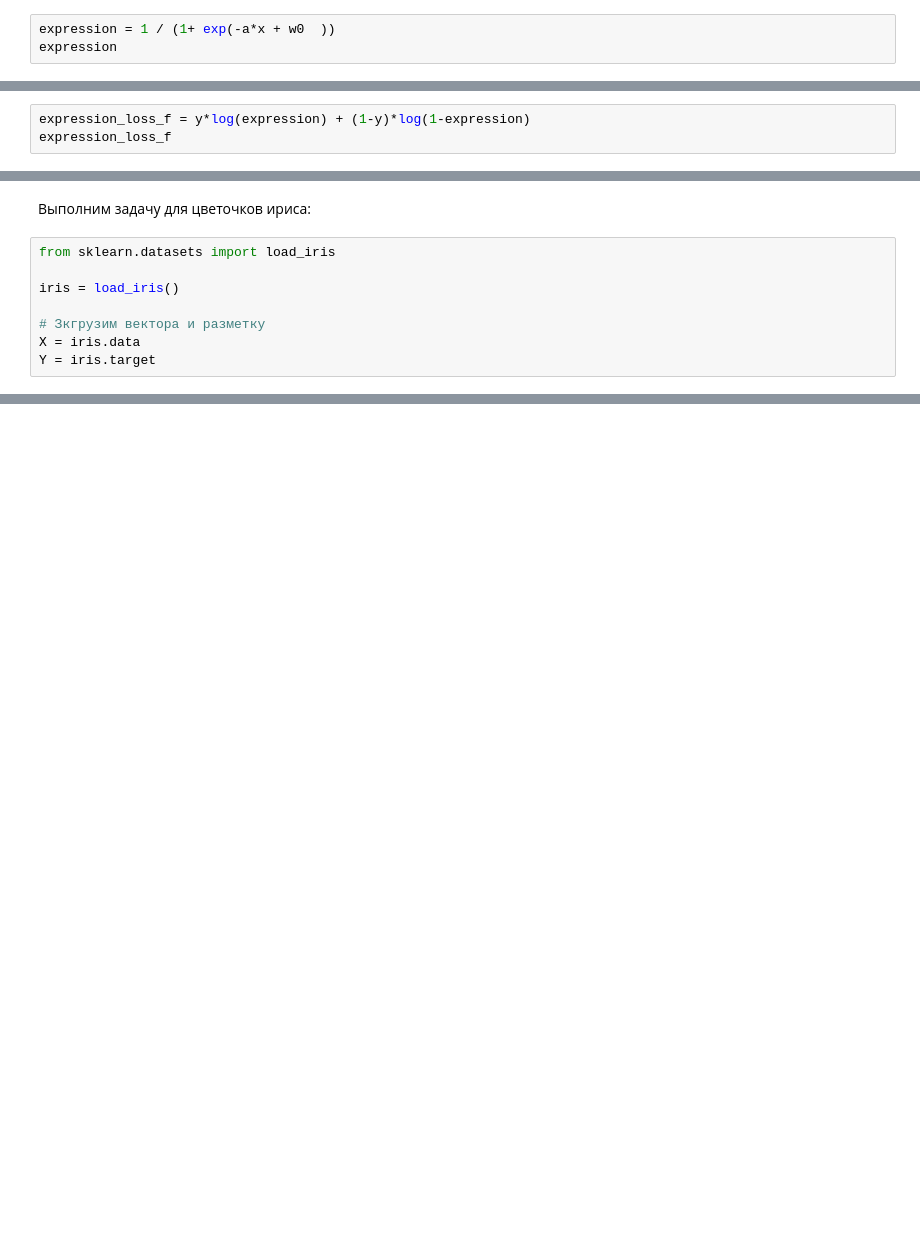
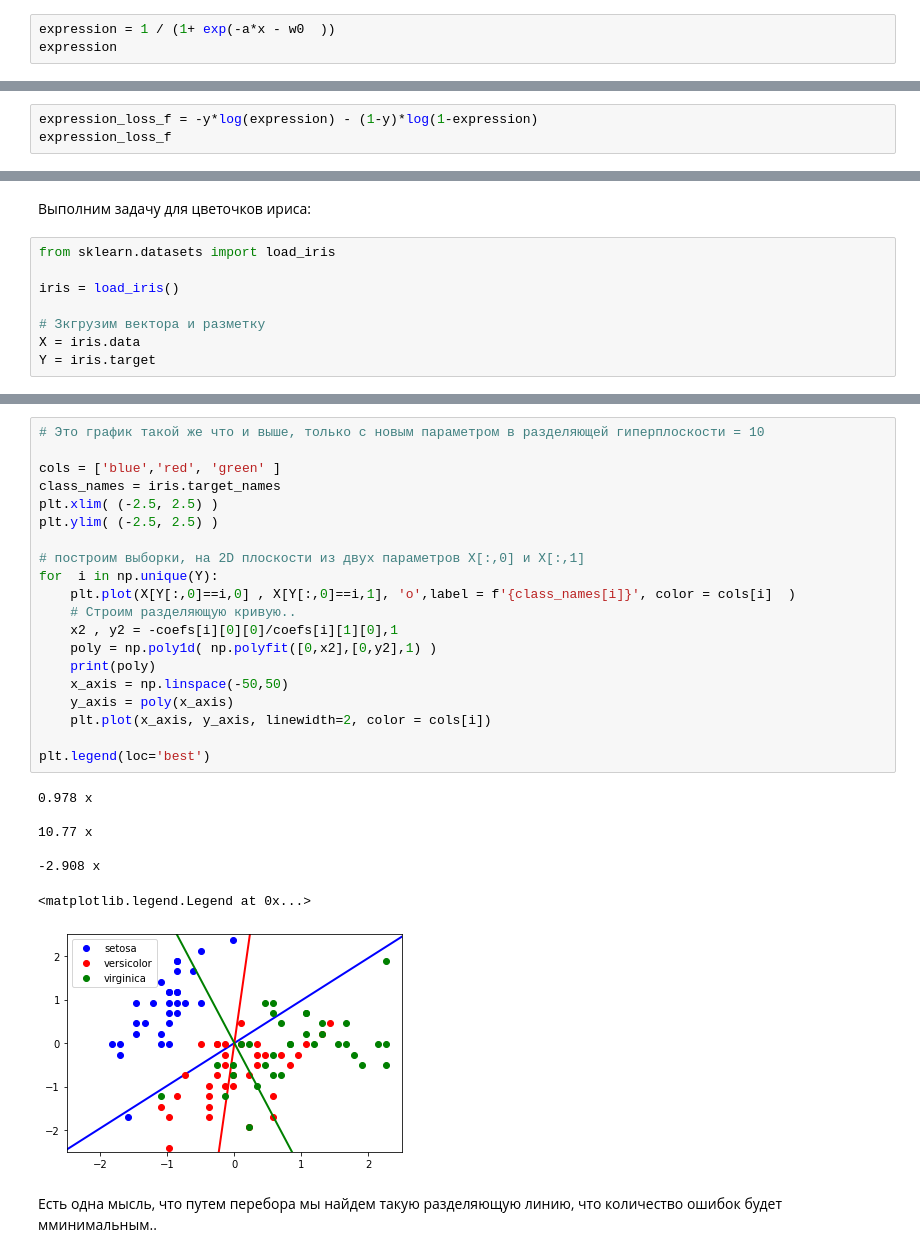
Before and after one commit to ShamanValenok117/ML, a Jupyter notebook: HW_2/HW_2.ipynb, the cells around one changed output, grey strips where cells are left out. Drawn from its saved outputs; the diff is of its cells as text; blank space fills up the shorter version.

```diff
--- a/HW_2/HW_2.ipynb
+++ b/HW_2/HW_2.ipynb
@@ -60,6 +47,6 @@ import sympy
 from sympy import *
 x,y,a, w0 = symbols( 'x y a w0')
 # %%
-expression = 1 / (1+ exp(-a*x + w0  ))
+expression = 1 / (1+ exp(-a*x - w0  ))
 expression
 # %% [output]
@@ -67,4 +54,4 @@ $\displaystyle \frac{1}{e^{- a x + w_{0}} + 1}$
 # %%
-expression_loss_f = y*log(expression) + (1-y)*log(1-expression)
+expression_loss_f = -y*log(expression) - (1-y)*log(1-expression)
 expression_loss_f
 # %% [output]
@@ -283,0 +588,30 @@ logit(X,params).T, logit(X,params).T < .5 , y_.T == 0
+# %%
+# Это график такой же что и выше, только с новым параметром в разделяющей гиперплоскости = 10
+
+cols = ['blue','red', 'green' ]
+class_names = iris.target_names
+plt.xlim( (-2.5, 2.5) )
+plt.ylim( (-2.5, 2.5) )
+
+# построим выборки, на 2D плоскости из двух параметров X[:,0] и X[:,1]
+for  i in np.unique(Y):
+    plt.plot(X[Y[:,0]==i,0] , X[Y[:,0]==i,1], 'o',label = f'{class_names[i]}', color = cols[i]  )
+    # Строим разделяющую кривую..
+    x2 , y2 = -coefs[i][0][0]/coefs[i][1][0],1
+    poly = np.poly1d( np.polyfit([0,x2],[0,y2],1) )
+    print(poly)
+    x_axis = np.linspace(-50,50)
+    y_axis = poly(x_axis)
+    plt.plot(x_axis, y_axis, linewidth=2, color = cols[i])
+
+plt.legend(loc='best')
+# %% [output]
+0.978 x
+
+10.77 x
+
+-2.908 x
+<matplotlib.legend.Legend at 0x...>
+[figure, added]
+# %% [markdown]
+Есть одна мысль, что путем перебора мы найдем такую разделяющую линию, что количество ошибок будет мминимальным..
```
Also changed, not shown: parts of 69 cells of this notebook.
